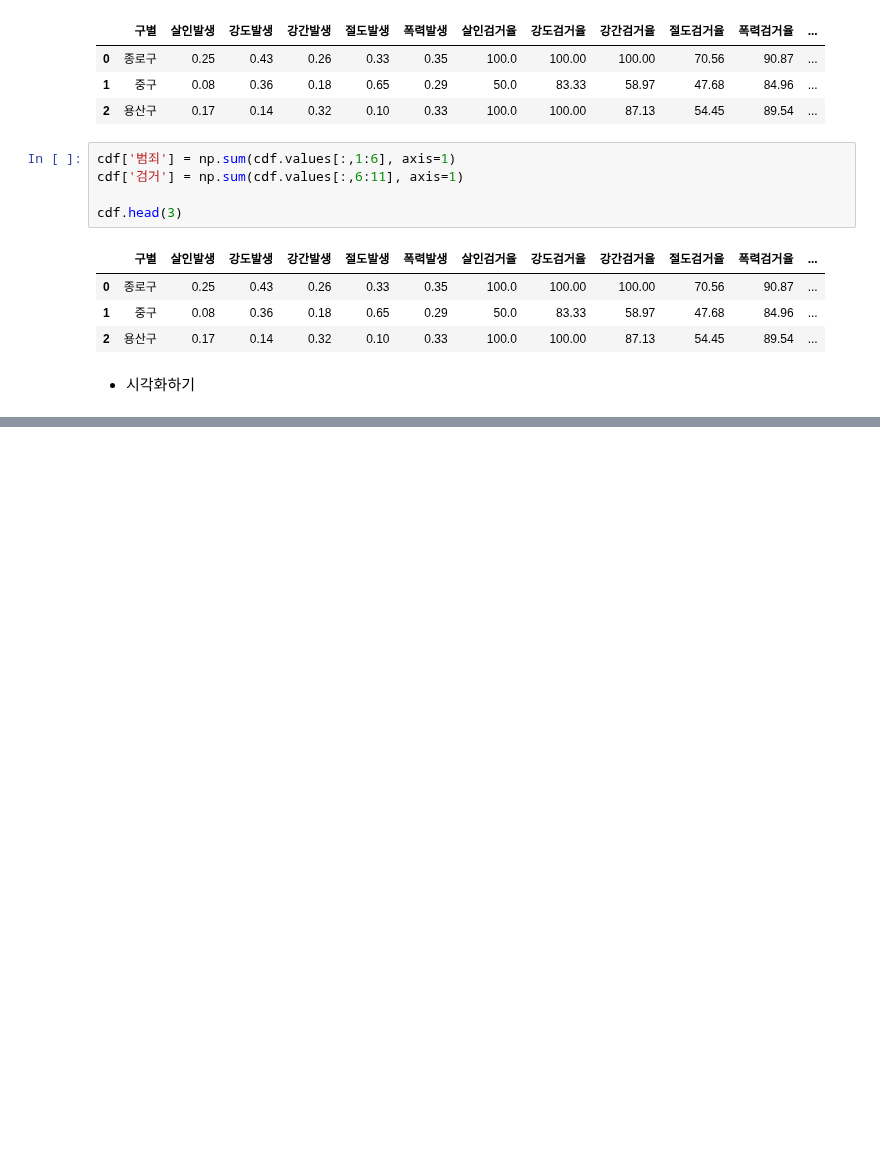
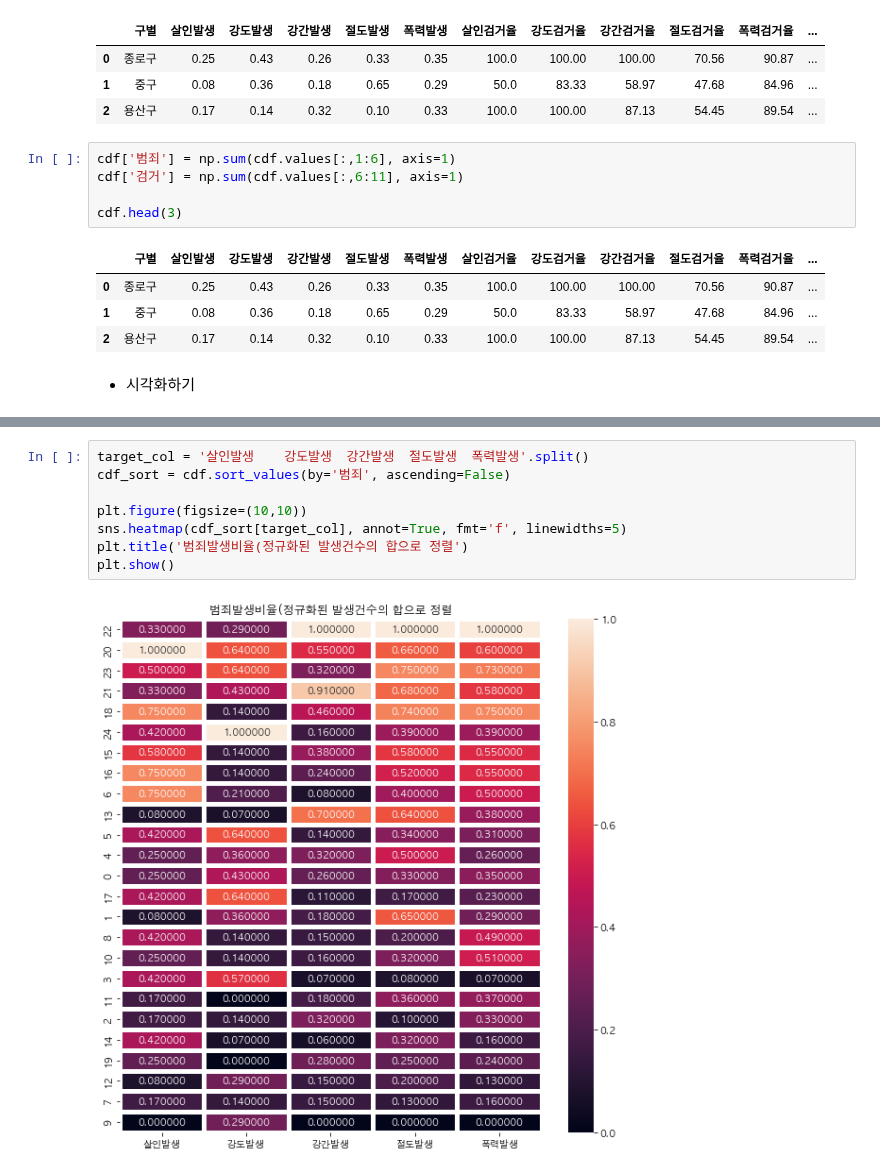
Before and after one commit to saemsaemoo/MachineLearning-2021-12, a Jupyter notebook: 13.보강/11.서울시범죄.ipynb, the cells around one changed output, grey strips where cells are left out. Drawn from its saved outputs; the diff is of its cells as text; blank space fills up the shorter version.

```diff
--- a/13.보강/11.서울시범죄.ipynb
+++ b/13.보강/11.서울시범죄.ipynb
@@ -157,0 +188,10 @@ sns.pairplot(cdf, vars=['강도발생', '살인발생', '폭력발생'], kind='r
+# %%
+target_col = '살인발생	강도발생	강간발생	절도발생	폭력발생'.split()
+cdf_sort = cdf.sort_values(by='범죄', ascending=False)
+
+plt.figure(figsize=(10,10))
+sns.heatmap(cdf_sort[target_col], annot=True, fmt='f', linewidths=5)
+plt.title('범죄발생비율(정규화된 발생건수의 합으로 정렬')
+plt.show()
+# %% [output]
+[figure, added]
```
Also changed, not shown: parts of 15 cells of this notebook, 3 other files.
